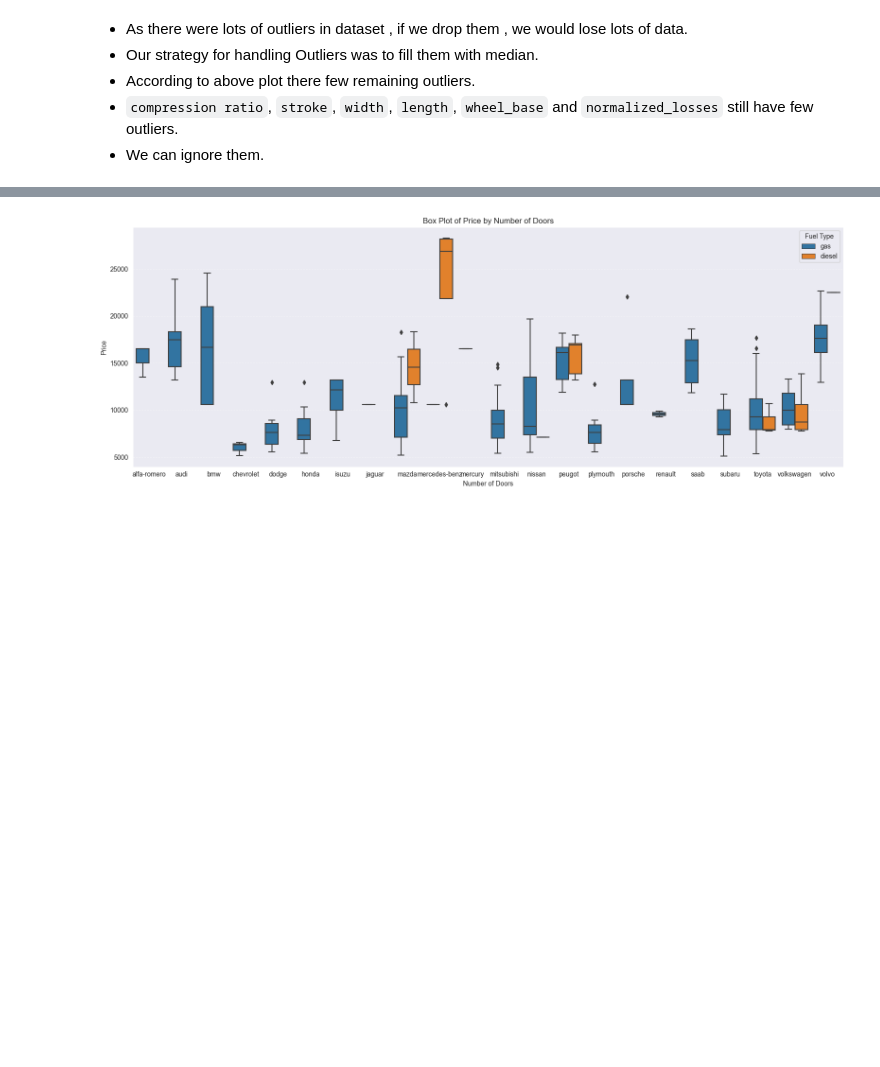
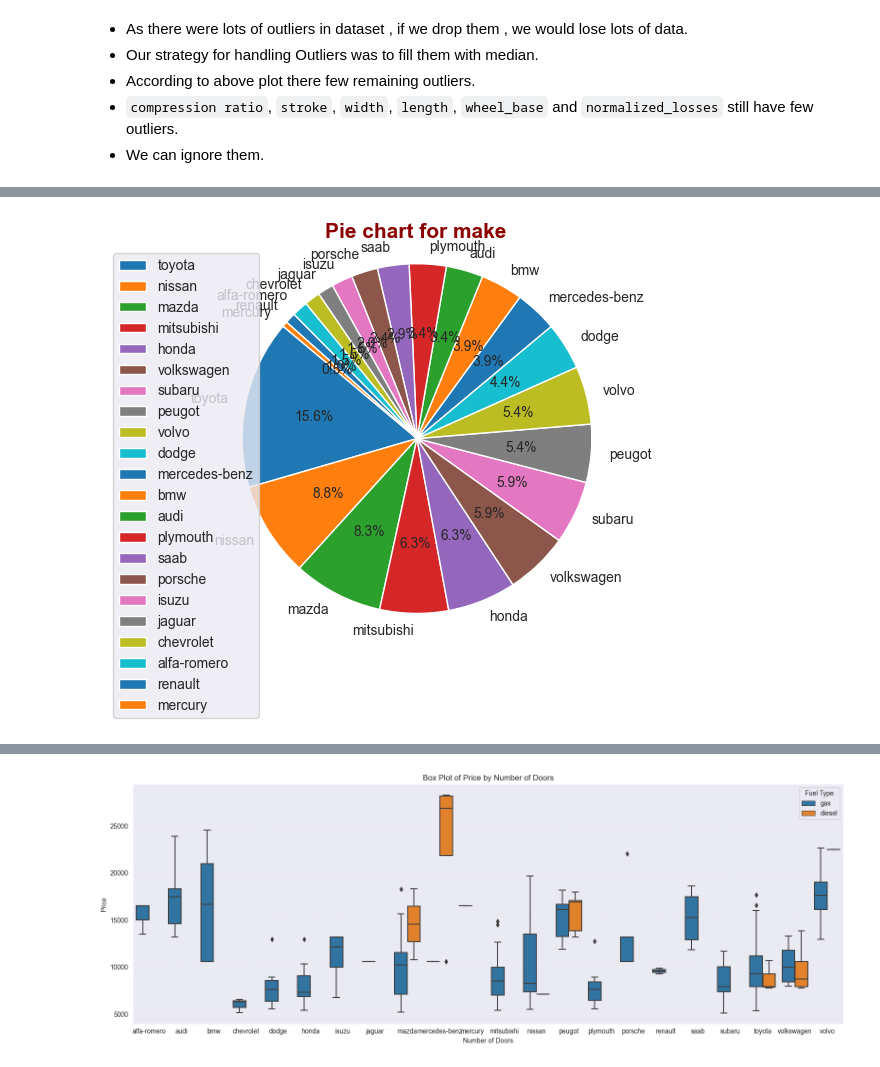
Before and after one commit to mohammadreza-mohammadi94/DataAnalysis-And-MachineLearning, a Jupyter notebook: Automobile Dataset/Automobile.ipynb, the cells around one changed output, grey strips where cells are left out. Saved outputs shown, nothing was run; the diff lists cells and outputs as text; code cells hidden in the pictures; blank space fills up the shorter version.

```diff
--- a/Automobile Dataset/Automobile.ipynb
+++ b/Automobile Dataset/Automobile.ipynb
@@ -744,0 +744,10 @@ plt.show()
+# %%
+def pie(column):
+    counts = df[column].value_counts()
+    sns.color_palette("bright")
+    plt.figure(figsize=(8, 5))
+    plt.pie(counts, labels=counts.index, autopct='%1.1f%%', startangle=140)
+    plt.title(f'Pie chart for {column}', fontdict=title_font)
+    plt.axis('equal')
+    plt.legend()
+    plt.show()
@@ -744,0 +758,4 @@ plt.show()
+# %%
+pie('make')
+# %% [output]
+[figure, added]
```
Also changed, not shown: parts of 79 cells of this notebook.
